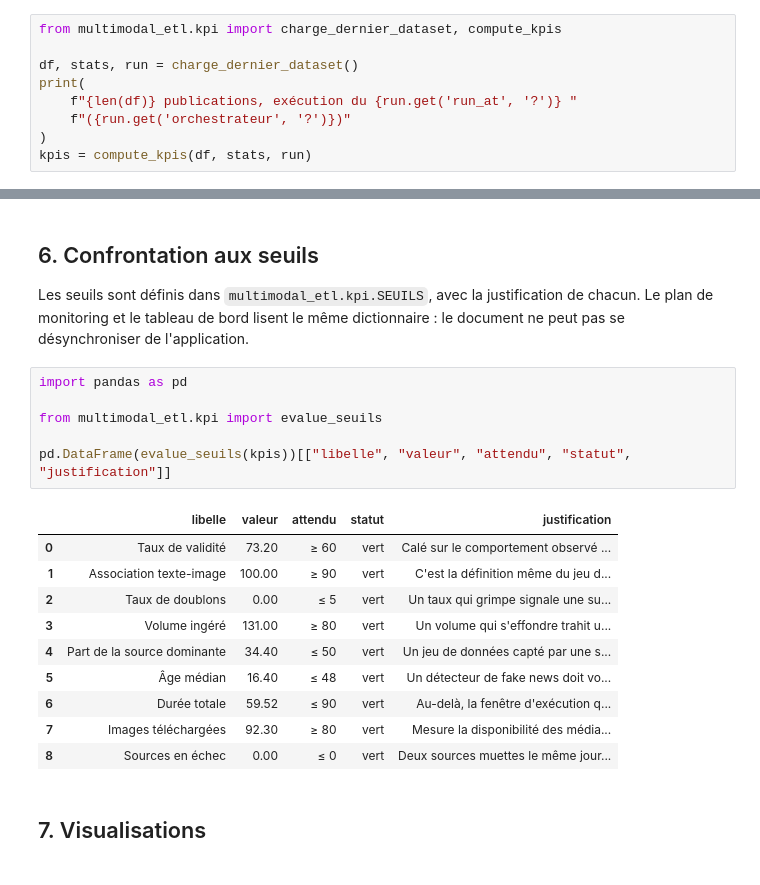
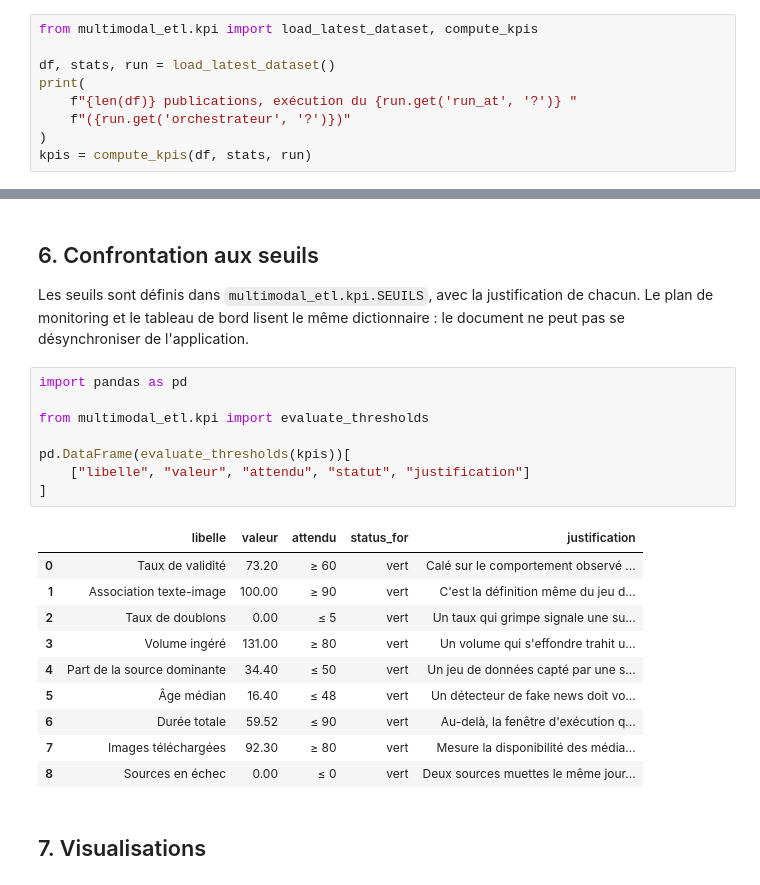
Before and after one commit to BenoitJT-GIRARD/lab-multimodal-etl-airflow, a Jupyter notebook: notebooks/04_kpi.ipynb, the cells around one changed output, grey strips where cells are left out. Drawn from its saved outputs; the diff is of its cells as text.

```diff
--- a/notebooks/04_kpi.ipynb
+++ b/notebooks/04_kpi.ipynb
@@ -23,9 +23,9 @@ setup_logging()
 
 Trois éléments : le jeu de données, ses statistiques de transformation, et la fiche de la dernière exécution.
 # %%
-from multimodal_etl.kpi import charge_dernier_dataset, compute_kpis
+from multimodal_etl.kpi import load_latest_dataset, compute_kpis
 
-df, stats, run = charge_dernier_dataset()
+df, stats, run = load_latest_dataset()
 print(
     f"{len(df)} publications, exécution du {run.get('run_at', '?')} "
     f"({run.get('orchestrateur', '?')})"
@@ -104,11 +104,13 @@ Les seuils sont définis dans `multimodal_etl.kpi.SEUILS`, avec la justification
 # %%
 import pandas as pd
 
-from multimodal_etl.kpi import evalue_seuils
+from multimodal_etl.kpi import evaluate_thresholds
 
-pd.DataFrame(evalue_seuils(kpis))[["libelle", "valeur", "attendu", "statut", "justification"]]
+pd.DataFrame(evaluate_thresholds(kpis))[
+    ["libelle", "valeur", "attendu", "statut", "justification"]
+]
 # %% [output]
-|  | libelle | valeur | attendu | statut | justification |
+|  | libelle | valeur | attendu | status_for | justification |
 | 0 | Taux de validité | 73.20 | ≥ 60 | vert | Calé sur le comportement observé ... |
 | 1 | Association texte-image | 100.00 | ≥ 90 | vert | C'est la définition même du jeu d... |
 | 2 | Taux de doublons | 0.00 | ≤ 5 | vert | Un taux qui grimpe signale une su... |
```
Also changed, not shown: parts of 1 cell of this notebook, 28 other files.
